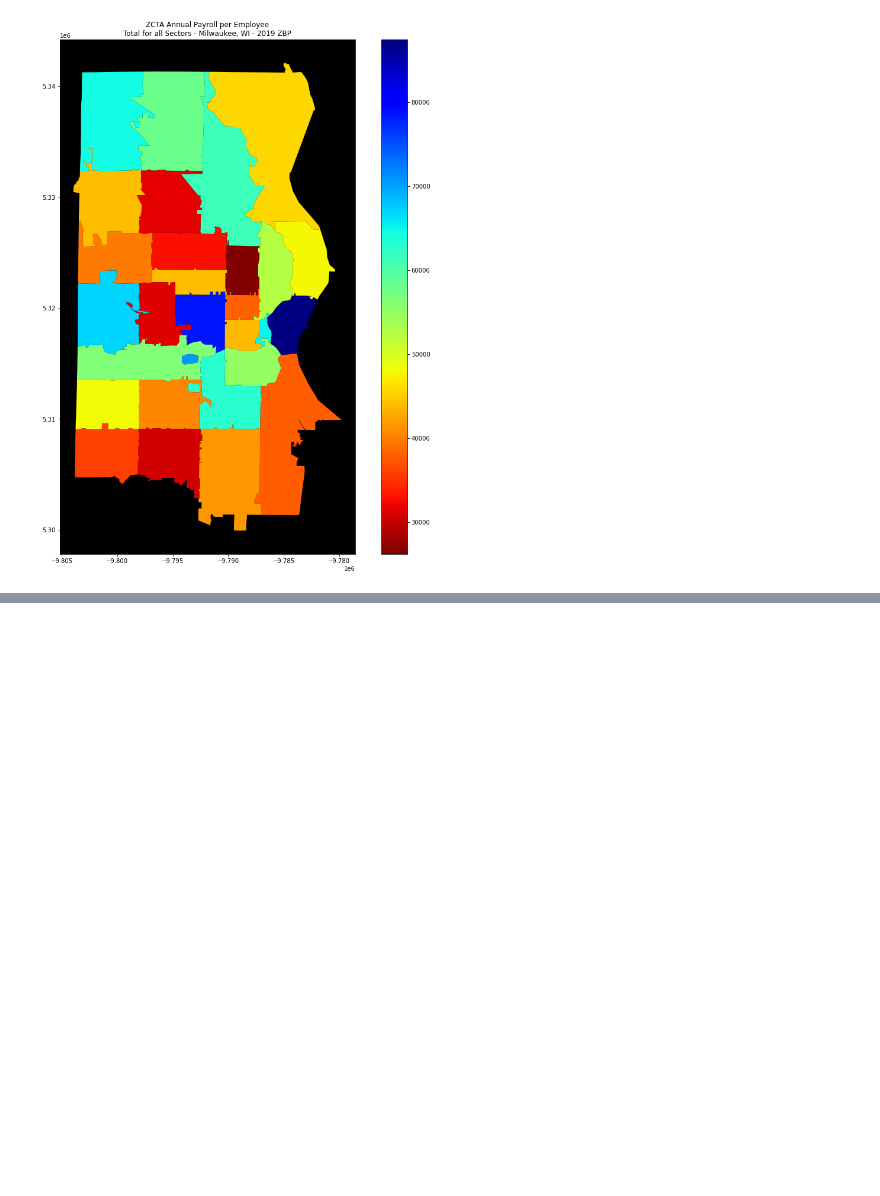
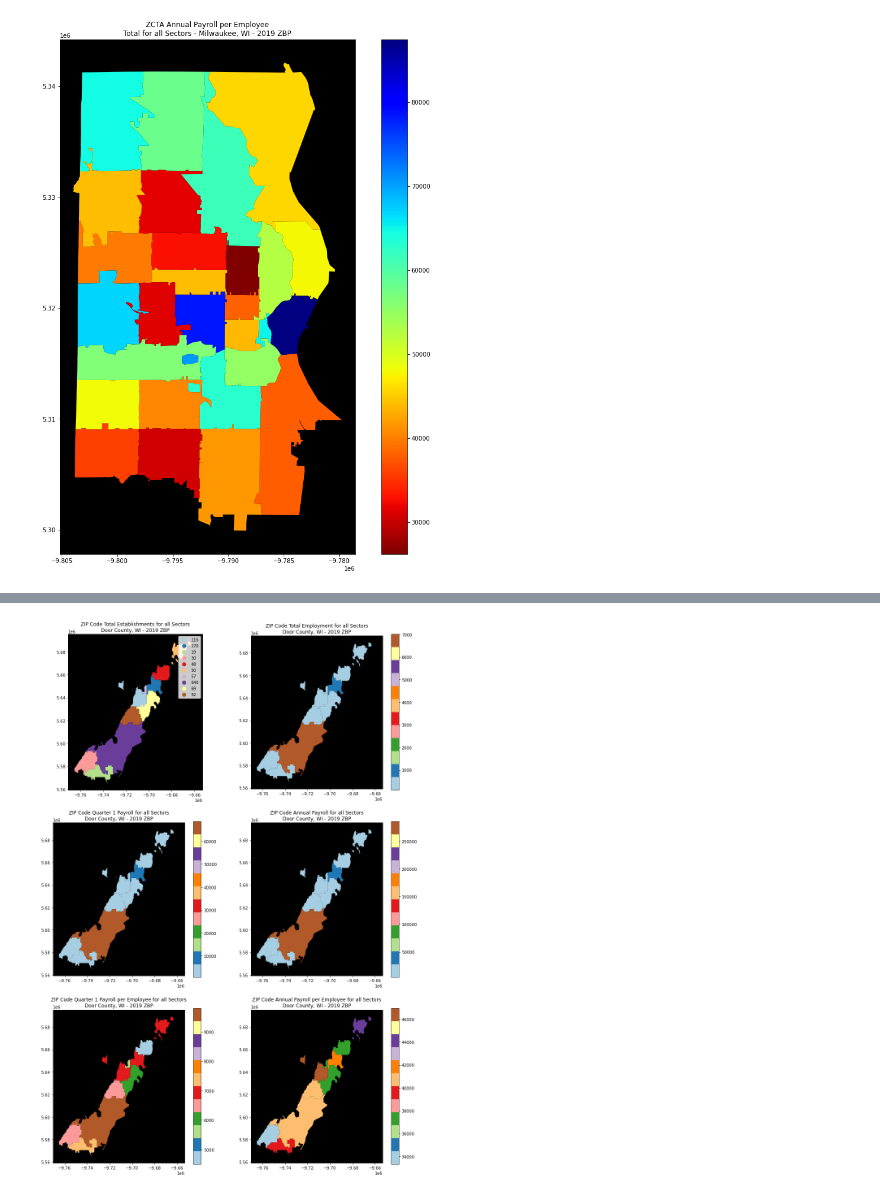
Before and after one commit to edebroux/census_api_builder, a Jupyter notebook: cenpy_practice.ipynb, the cells around one changed output, grey strips where cells are left out. Cells and saved outputs as stored; diff of their text form; code cells hidden in the pictures; blank space fills up the shorter version.

Commit message:
Added some Door County maps to see what happens when there are zeros in ZCTA files. Answer: no map outline shonwn :(

```diff
--- a/cenpy_practice.ipynb
+++ b/cenpy_practice.ipynb
@@ -546,0 +581,11 @@ plt.show()
+# %%
+# Get the ZCTA geographies
+door_zcta_data = pd.DataFrame()
+# Compile ZCTA shape files
+for zcta in zc_list:
+    # Show which ZCTA's shapefile is being pulled
+    print(f"Requesting data for ZCTA: {zcta}.")
+    # Put in request for ZCTA
+    geo_req = zcta_geo_conn.mapservice.query(layer=8, where=f"ZCTA5 = {zcta}")
+    # Concatenate the returned DataFrame to our overall dataset
+    door_zcta_data = pd.concat([door_zcta_data, geo_req], axis=0, ignore_index=True)
@@ -546,0 +603,32 @@ plt.show()
+# %%
+# Concatenate Door ZBP & Door ZCTA data
+door_zbp_geo = pd.merge(left=door_zbp, right=door_zcta_data, left_on="zip code", right_on="ZCTA5")
+door_data = gpd.GeoDataFrame(door_zbp_geo[["zip code", "NAICS2017", "EMP", "ESTAB", "PAYANN", "PAYQTR1", "geometry"]])
+door_data["EMP"] = door_data["EMP"].astype(np.int64)
+door_data["PAYQTR1"] = door_data["PAYQTR1"].astype(np.int64)
+door_data["PAYANN"] = door_data["PAYANN"].astype(np.int64)
+# Put it together into one visualization
+fig, ax = plt.subplots(nrows=3, ncols=2, figsize=(16,24))
+door_data[door_data.NAICS2017=="00"].plot(ax=ax[0, 0], legend=True, column = "ESTAB", cmap="Paired")
+ax[0, 0].set_title("ZIP Code Total Establishments for all Sectors\nDoor County, WI - 2019 ZBP")
+ax[0, 0].set_facecolor("k")
+door_data[door_data.NAICS2017=="00"].plot(ax=ax[0, 1], legend=True, column = "EMP", cmap="Paired")
+ax[0, 1].set_title("ZIP Code Total Employment for all Sectors\nDoor County, WI - 2019 ZBP")
+ax[0, 1].set_facecolor("k")
+door_data[door_data.NAICS2017=="00"].plot(ax=ax[1, 0], legend=True, column = "PAYQTR1", cmap="Paired")
+ax[1, 0].set_title("ZIP Code Quarter 1 Payroll for all Sectors\nDoor County, WI - 2019 ZBP")
+ax[1, 0].set_facecolor("k")
+door_data[door_data.NAICS2017=="00"].plot(ax=ax[1, 1], legend=True, column = "PAYANN", cmap="Paired")
+ax[1, 1].set_title("ZIP Code Annual Payroll for all Sectors\nDoor County, WI - 2019 ZBP")
+ax[1, 1].set_facecolor("k")
+door_data["QP1_PER_EMP"] = door_data["PAYQTR1"] / door_data["EMP"] * 1000.
+door_data[door_data.NAICS2017=="00"].plot(ax=ax[2, 0], legend=True, column = "QP1_PER_EMP", cmap="Paired")
+ax[2, 0].set_title("ZIP Code Quarter 1 Payroll per Employee for all Sectors\nDoor County, WI - 2019 ZBP")
+ax[2, 0].set_facecolor("k")
+door_data["AP_PER_EMP"] = door_data["PAYANN"] / door_data["EMP"] * 1000.
+door_data[door_data.NAICS2017=="00"].plot(ax=ax[2, 1], legend=True, column = "AP_PER_EMP", cmap="Paired")
+ax[2, 1].set_title("ZIP Code Annual Payroll per Employee for all Sectors\nDoor County, WI - 2019 ZBP")
+ax[2, 1].set_facecolor("k")
+plt.show()
+# %% [output]
+[figure, added]
```
Also changed, not shown: parts of 5 cells of this notebook.
